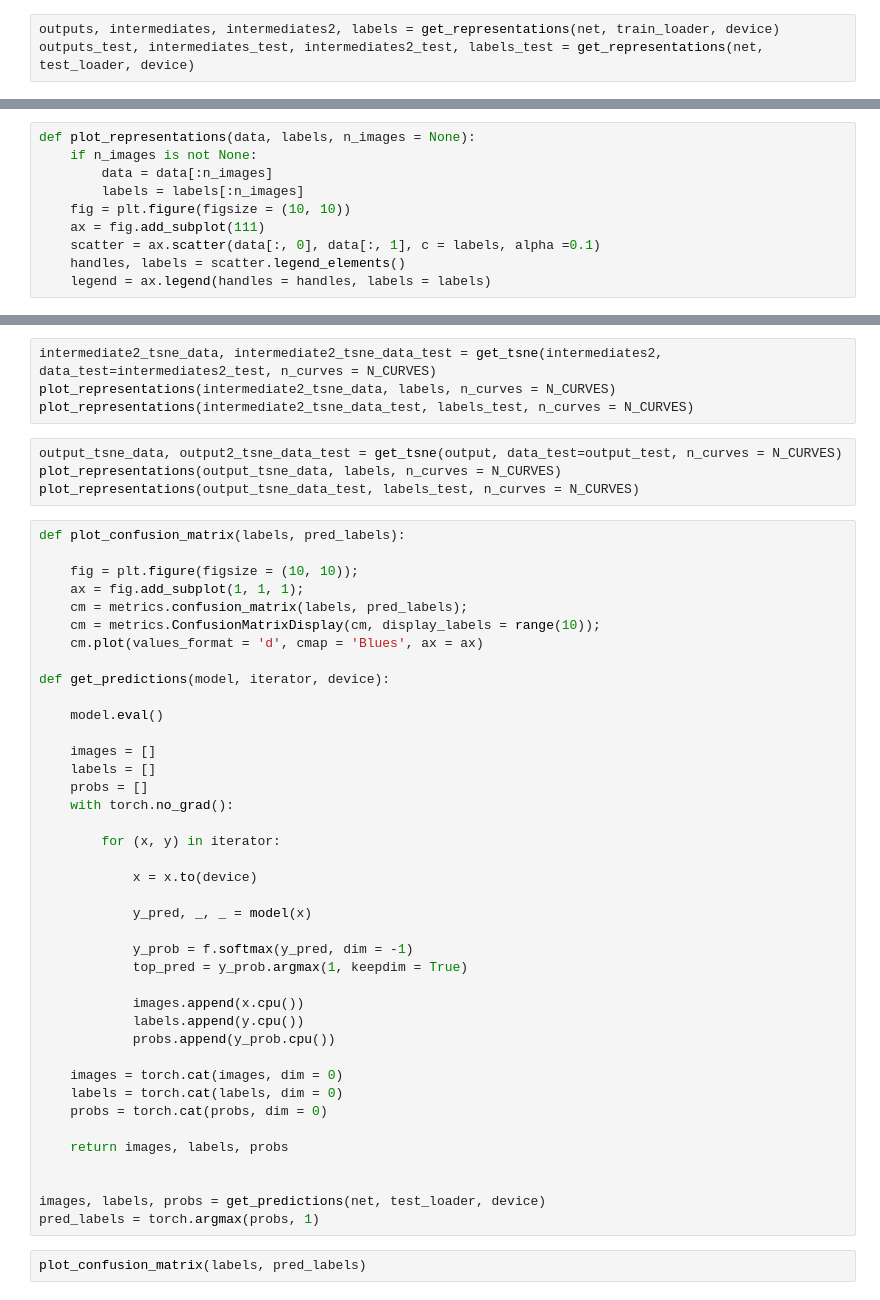
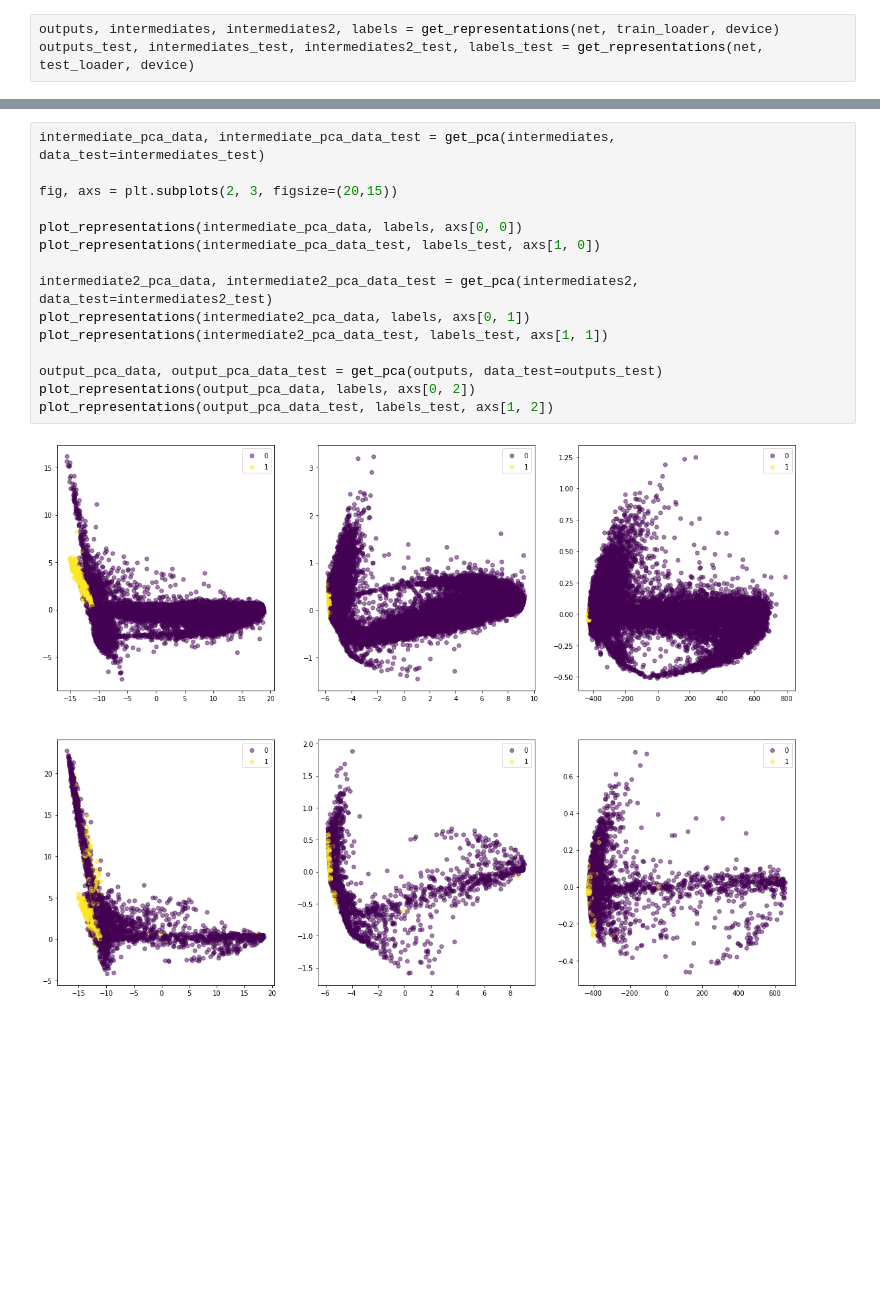
Before and after one commit to frperezgalarce/vs_mlp, a Jupyter notebook: MLP-regularizer_binary.ipynb, the cells around one changed output, grey strips where cells are left out. Cells and saved outputs as stored; diff of their text form; blank space fills up the shorter version.

```diff
--- a/MLP-regularizer_binary.ipynb
+++ b/MLP-regularizer_binary.ipynb
@@ -478,10 +567,0 @@ def get_tsne(data, data_test = None, n_components = 2, n_curves = None):
-# %%
-def plot_representations(data, labels, n_images = None):
-    if n_images is not None:
-        data = data[:n_images]
-        labels = labels[:n_images]
-    fig = plt.figure(figsize = (10, 10))
-    ax = fig.add_subplot(111)
-    scatter = ax.scatter(data[:, 0], data[:, 1], c = labels, alpha =0.1)
-    handles, labels = scatter.legend_elements()
-    legend = ax.legend(handles = handles, labels = labels)
@@ -516,50 +568,17 @@ plot_representations(intermediate_tsne_data_test, labels_test, n_curves = N_CURV
-# %%
-intermediate2_tsne_data, intermediate2_tsne_data_test = get_tsne(intermediates2, data_test=intermediates2_test, n_curves = N_CURVES)
-plot_representations(intermediate2_tsne_data, labels, n_curves = N_CURVES)
-plot_representations(intermediate2_tsne_data_test, labels_test, n_curves = N_CURVES)
-# %%
-output_tsne_data, output2_tsne_data_test = get_tsne(output, data_test=output_test, n_curves = N_CURVES)
-plot_representations(output_tsne_data, labels, n_curves = N_CURVES)
-plot_representations(output_tsne_data_test, labels_test, n_curves = N_CURVES)
-# %%
-def plot_confusion_matrix(labels, pred_labels):
-
-    fig = plt.figure(figsize = (10, 10));
-    ax = fig.add_subplot(1, 1, 1);
-    cm = metrics.confusion_matrix(labels, pred_labels);
-    cm = metrics.ConfusionMatrixDisplay(cm, display_labels = range(10));
-    cm.plot(values_format = 'd', cmap = 'Blues', ax = ax)
-
-def get_predictions(model, iterator, device):
-
-    model.eval()
-
-    images = []
-    labels = []
-    probs = []
-    with torch.no_grad():
-
-        for (x, y) in iterator:
-
-            x = x.to(device)
-
-            y_pred, _, _ = model(x)
-
-            y_prob = f.softmax(y_pred, dim = -1)
-            top_pred = y_prob.argmax(1, keepdim = True)
-
-            images.append(x.cpu())
-            labels.append(y.cpu())
-            probs.append(y_prob.cpu())
-
-    images = torch.cat(images, dim = 0)
-    labels = torch.cat(labels, dim = 0)
-    probs = torch.cat(probs, dim = 0)
-
-    return images, labels, probs
-
-
-images, labels, probs = get_predictions(net, test_loader, device)
-pred_labels = torch.argmax(probs, 1)
-# %%
-plot_confusion_matrix(labels, pred_labels)
+# %%
+intermediate_pca_data, intermediate_pca_data_test = get_pca(intermediates, data_test=intermediates_test)
+
+fig, axs = plt.subplots(2, 3, figsize=(20,15))
+
+plot_representations(intermediate_pca_data, labels, axs[0, 0])
+plot_representations(intermediate_pca_data_test, labels_test, axs[1, 0])
+
+intermediate2_pca_data, intermediate2_pca_data_test = get_pca(intermediates2, data_test=intermediates2_test)
+plot_representations(intermediate2_pca_data, labels, axs[0, 1])
+plot_representations(intermediate2_pca_data_test, labels_test, axs[1, 1])
+
+output_pca_data, output_pca_data_test = get_pca(outputs, data_test=outputs_test)
+plot_representations(output_pca_data, labels, axs[0, 2])
+plot_representations(output_pca_data_test, labels_test, axs[1, 2])
+# %% [output]
+[figure, added]
```
Also changed, not shown: parts of 36 cells of this notebook, 15 other files.
